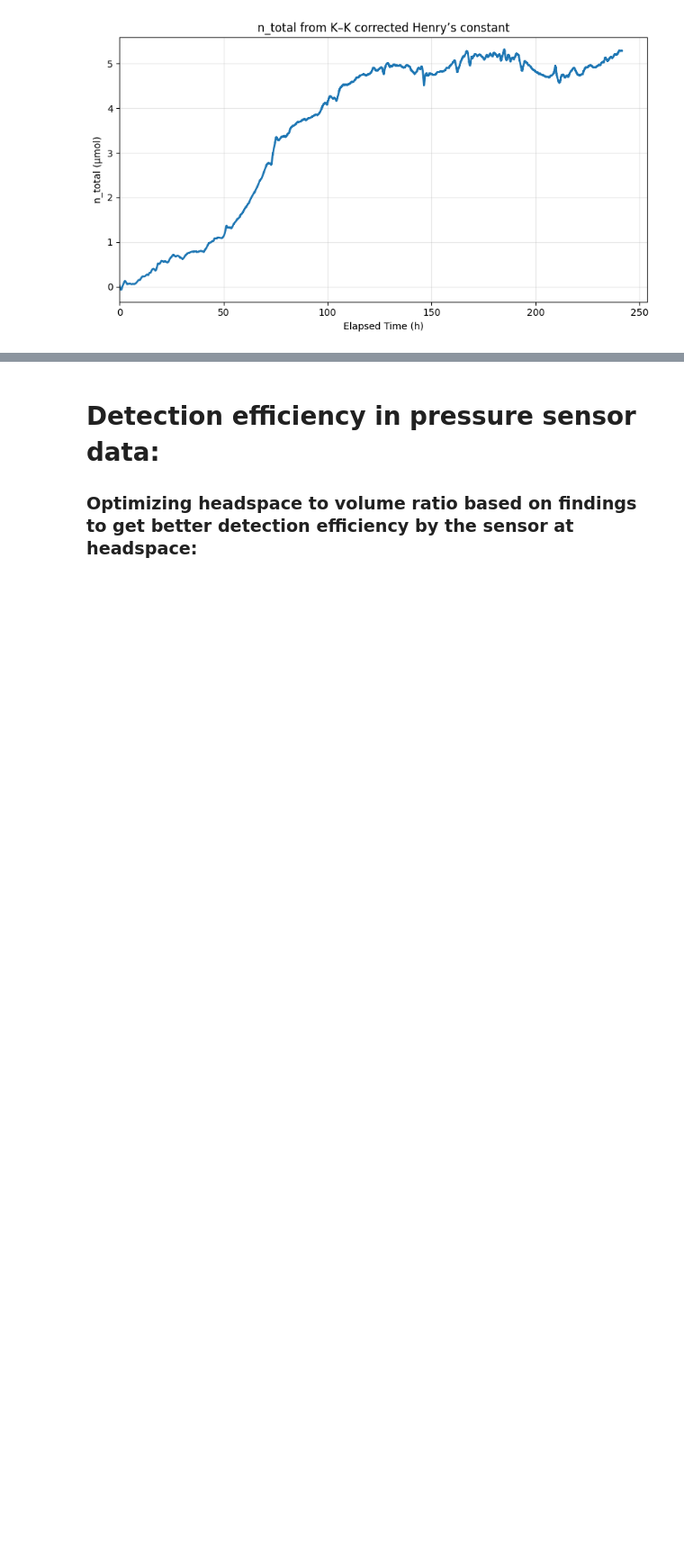
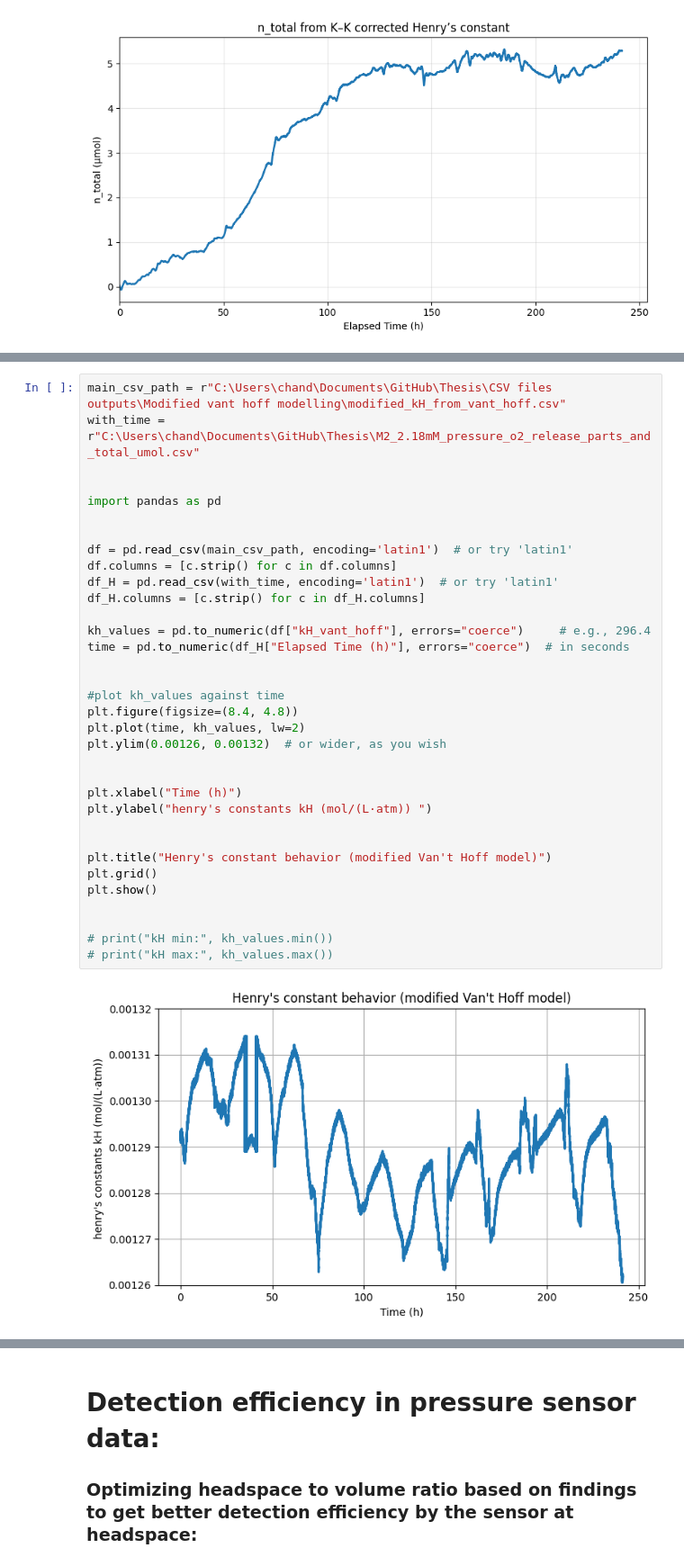
Before and after one commit to ChandrikaSethumadhavan/Master_Thesis, a Jupyter notebook: EDA.ipynb, the cells around one changed output, grey strips where cells are left out. Shown at 90% size. Cells and saved outputs as stored; diff of their text form; blank space fills up the shorter version.

```diff
--- a/EDA.ipynb
+++ b/EDA.ipynb
@@ -871,0 +1059,36 @@ Saved: ntot_from_KK_H.csv
+# %%
+main_csv_path = r"C:\Users\chand\Documents\GitHub\Thesis\CSV files outputs\Modified vant hoff modelling\modified_kH_from_vant_hoff.csv"
+with_time = r"C:\Users\chand\Documents\GitHub\Thesis\M2_2.18mM_pressure_o2_release_parts_and_total_umol.csv"
+
+
+import pandas as pd
+
+
+df = pd.read_csv(main_csv_path, encoding='latin1')  # or try 'latin1'
+df.columns = [c.strip() for c in df.columns]
+df_H = pd.read_csv(with_time, encoding='latin1')  # or try 'latin1'
+df_H.columns = [c.strip() for c in df_H.columns]
+
+kh_values = pd.to_numeric(df["kH_vant_hoff"], errors="coerce")     # e.g., 296.4
+time = pd.to_numeric(df_H["Elapsed Time (h)"], errors="coerce")  # in seconds
+
+
+#plot kh_values against time
+plt.figure(figsize=(8.4, 4.8))
+plt.plot(time, kh_values, lw=2)
+plt.ylim(0.00126, 0.00132)  # or wider, as you wish
+
+
+plt.xlabel("Time (h)")
+plt.ylabel("henry's constants kH (mol/(L·atm)) ")
+
+
+plt.title("Henry's constant behavior (modified Van't Hoff model)")
+plt.grid()
+plt.show()
+
+
+# print("kH min:", kh_values.min())
+# print("kH max:", kh_values.max())
+# %% [output]
+[figure, added]
```
Also changed, not shown: parts of 17 cells of this notebook, 9 other files.
